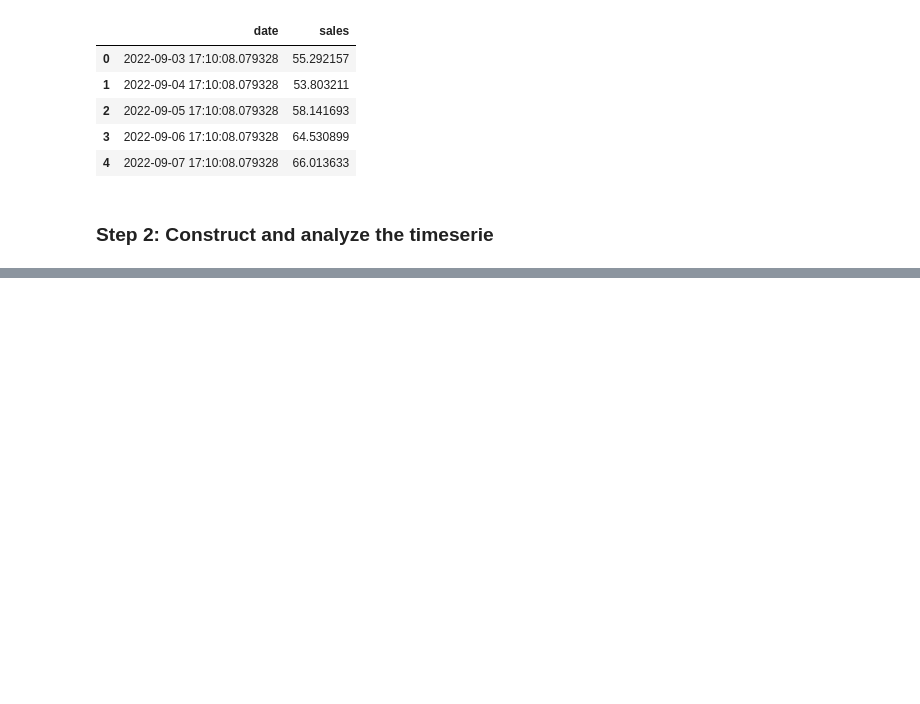
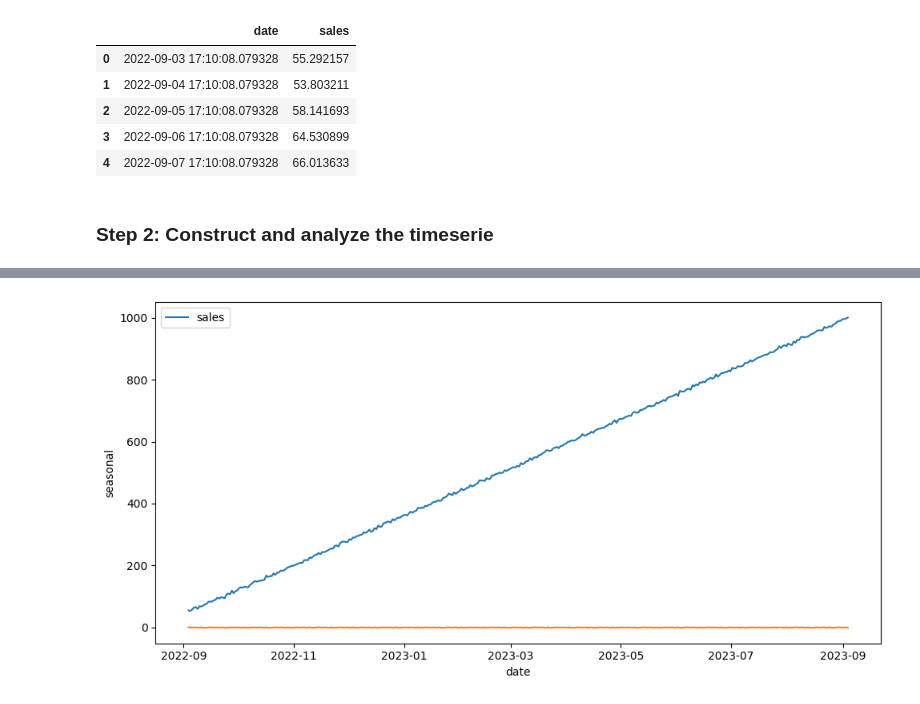
Before and after one commit to fevc08/alternative_time_series_project, a Jupyter notebook: src/explore.ipynb, the cells around one changed output, grey strips where cells are left out. Saved outputs shown, nothing was run; the diff lists cells and outputs as text; code cells hidden in the pictures; blank space fills up the shorter version.

```diff
--- a/src/explore.ipynb
+++ b/src/explore.ipynb
@@ -56,0 +79,12 @@ TypeError: float() argument must be a string or a number, not 'datetime.date'
+# %%
+# Seasonal analysis
+seasonal = decomposition.seasonal
+
+# Plot the seasons
+fig, axis = plt.subplots(figsize = (10, 5))
+sns.lineplot(data = sales_df)
+sns.lineplot(data = seasonal)
+plt.tight_layout()
+plt.show()
+# %% [output]
+[figure, added]
```
Also changed, not shown: parts of 20 cells of this notebook, 1 other file.
